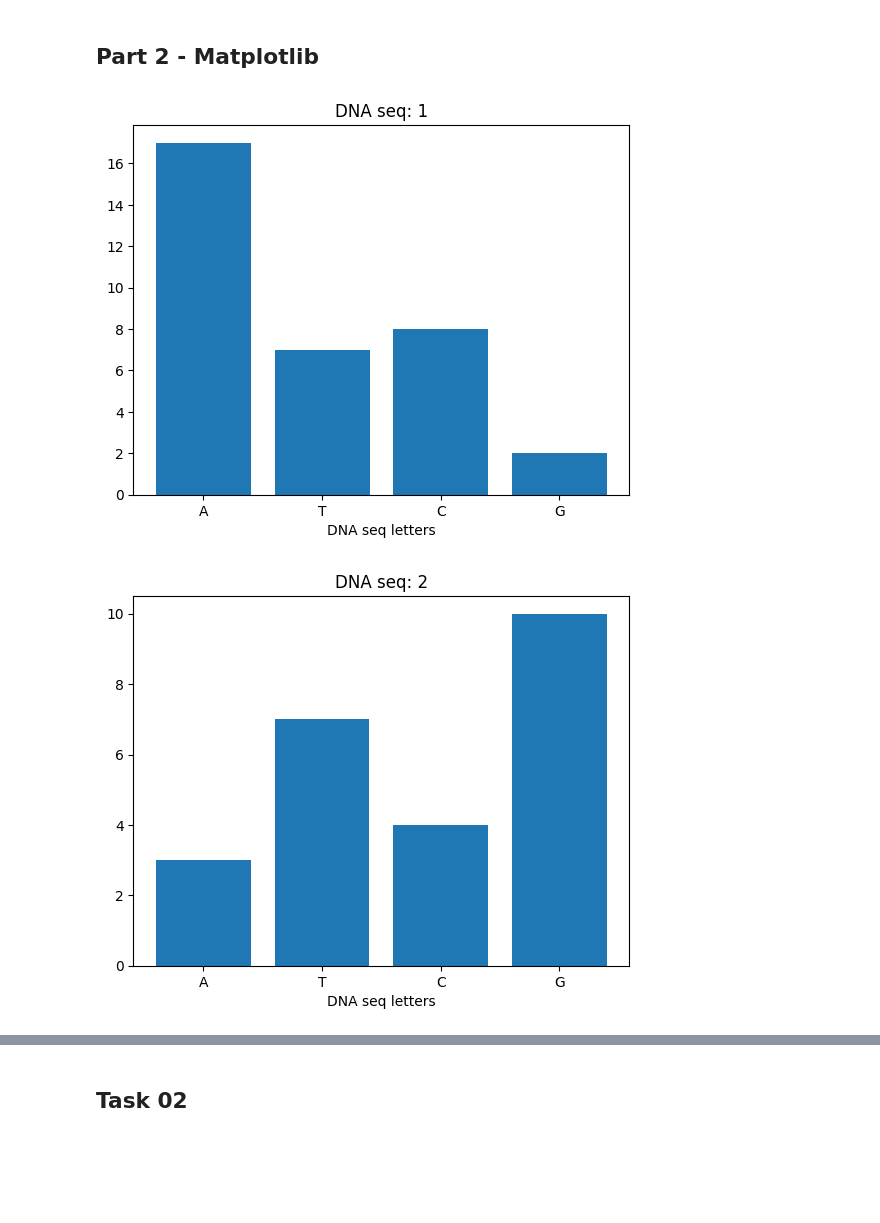
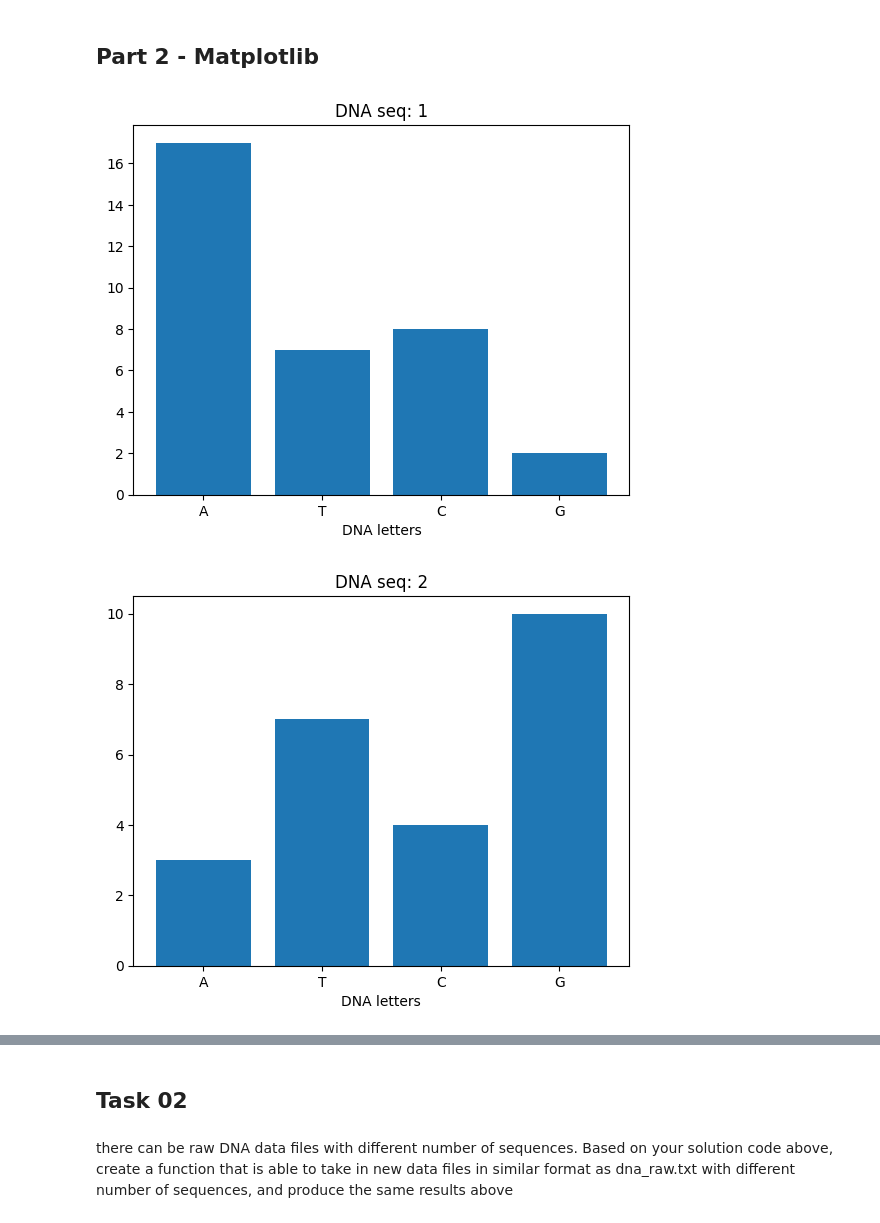
Before and after one commit to mirandalyng/Lab01_DE25_ML, a Jupyter notebook: Lab01.ipynb, the cells around one changed output, grey strips where cells are left out. Cells and saved outputs as stored; diff of their text form; code cells hidden in the pictures; blank space fills up the shorter version.

```diff
--- a/Lab01.ipynb
+++ b/Lab01.ipynb
@@ -121,33 +121,33 @@ print(dnaListCount)
 #importing matplotlib
 import matplotlib.pyplot as plt
 
 from matplotlib.ticker import MaxNLocator  # to remove floating in the plot
 
 #setting an id for the header/title to start at 1
 id = 1
 
 #loopinng the seq of dna in the list
 for barSeq in dnaListCount:
 
     #setting variables to names and values from the list keys and list values
     names = list(barSeq.keys())
     values = list(barSeq.values())
 
     #using fig,ax to be able to set the title and label for the x
     fig, ax = plt.subplots()
     ax.set_title(f"DNA seq: {id}")
-    ax.set_xlabel("DNA seq letters")
+    ax.set_xlabel("DNA letters")
 
     ax.yaxis.set_major_locator(MaxNLocator(integer=True))
 
     #plotting the bars based on the names and values in the dnaListCount
     plt.bar(names, values)
 
     #showing each seq in a bar
     plt.show()
 
     #adding 1 to id after each bar
     id += 1
 # %% [output]
-[figure, old version]
+[figure, new version]
-[figure, old version]
+[figure, new version]
@@ -156,2 +156,7 @@ for barSeq in dnaListCount:
 # %% [markdown]
 ## Task 02
+# %% [markdown]
+there can be raw DNA data files with different number of sequences.
+Based on your solution code
+above, create a function that is able to take in new data files in similar format as dna_raw.txt with
+different number of sequences, and produce the same results above
```
Also changed, not shown: parts of 2 cells of this notebook.
